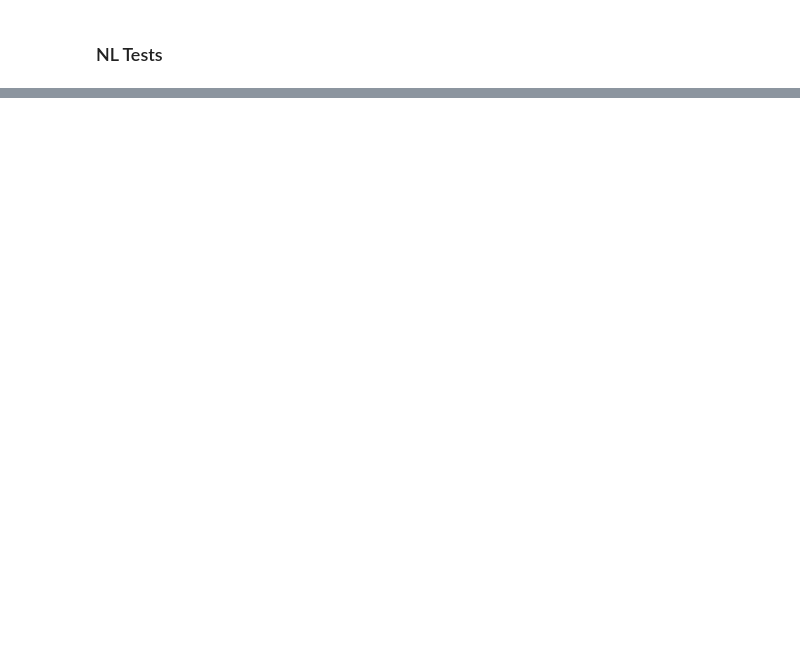
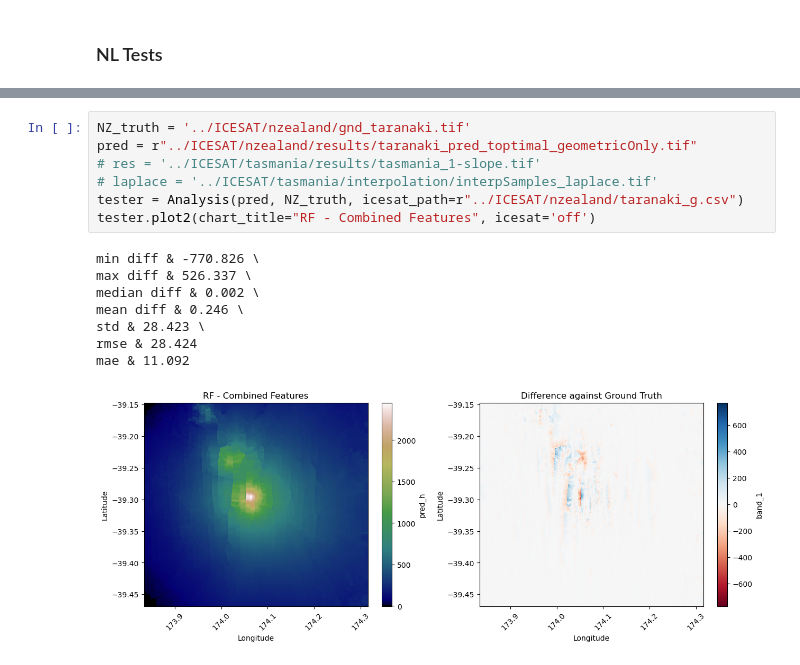
Before and after one commit to leowlk/RF_Terrain, a Jupyter notebook: notebooks/rf_analysis3.ipynb, the cells around one changed output, grey strips where cells are left out. Drawn from its saved outputs; the diff is of its cells as text; blank space fills up the shorter version.

```diff
--- a/notebooks/rf_analysis3.ipynb
+++ b/notebooks/rf_analysis3.ipynb
@@ -173,0 +191,16 @@ mae & 3.862
+# %%
+NZ_truth = '../ICESAT/nzealand/gnd_taranaki.tif'
+pred = r"../ICESAT/nzealand/results/taranaki_pred_toptimal_geometricOnly.tif"
+# res = '../ICESAT/tasmania/results/tasmania_1-slope.tif'
+# laplace = '../ICESAT/tasmania/interpolation/interpSamples_laplace.tif'
+tester = Analysis(pred, NZ_truth, icesat_path=r"../ICESAT/nzealand/taranaki_g.csv")
+tester.plot2(chart_title="RF - Combined Features", icesat='off')
+# %% [output]
+min diff & -770.826 \
+max diff & 526.337 \
+median diff & 0.002 \
+mean diff & 0.246 \
+std & 28.423 \
+rmse & 28.424
+mae & 11.092
+[figure, added]
```
Also changed, not shown: parts of 3 cells of this notebook, 10 other files.
